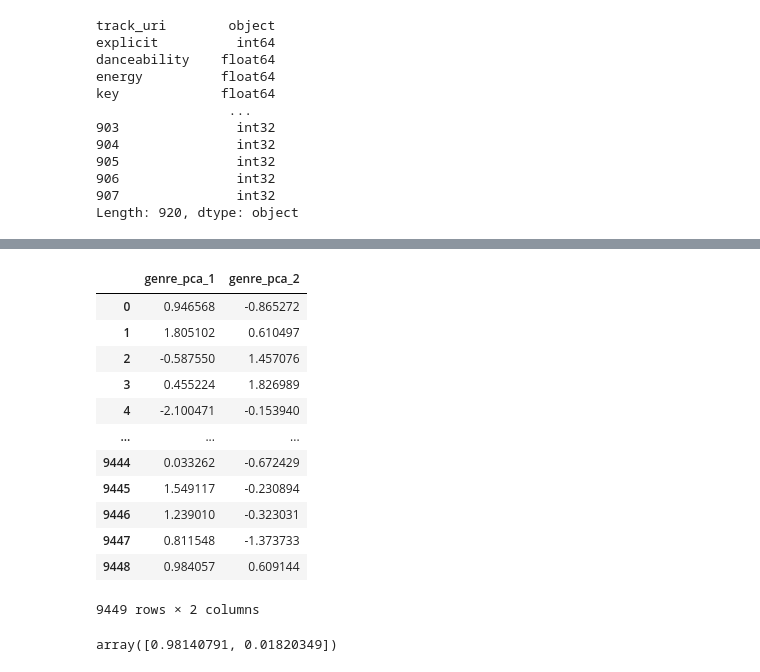
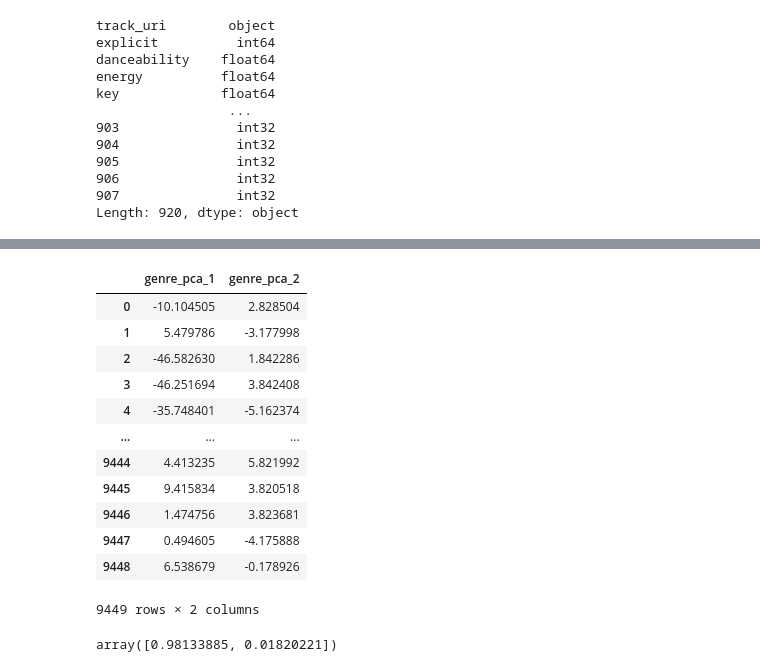
Before and after one commit to dennybett/Song-Recommendation-System, a Jupyter notebook: main.ipynb, the cells around one changed output, grey strips where cells are left out. Cells and saved outputs as stored; diff of their text form; code cells hidden in the pictures.

```diff
--- a/main.ipynb
+++ b/main.ipynb
@@ -287,41 +299,39 @@ df_data.head()
 # %%
 # Running pca without genres column
 # # Scale data with Standard Scaler
 scaler = StandardScaler()
 
-df_test = df_data.drop(columns=['track_uri', 'explicit', 'artist_genres'])
+df_test = df_data.drop(columns=['track_uri', 'artist_genres'])
 
 #scaled_data = scaler.fit_transform(df_test)
 
 # call PCA
 pca = PCA(n_components=2)
 
 # fit and apply
 genres_pca = pca.fit_transform(df_test)
 
 # Create DataFrame with PCA results
-# genres_pca_df = pd.DataFrame(
-#     genres_pca,
-#     columns=['genre_pca_1',
-#              'genre_pca_2'
-#              ])
-
-genres_pca_df
+genres_pca_df = pd.DataFrame(
+    genres_pca,
+    columns=['genre_pca_1',
+             'genre_pca_2'
+             ])
 # %% [output]
 |  | genre_pca_1 | genre_pca_2 |
-| 0 | 0.946568 | -0.865272 |
-| 1 | 1.805102 | 0.610497 |
-| 2 | -0.587550 | 1.457076 |
-| 3 | 0.455224 | 1.826989 |
-| 4 | -2.100471 | -0.153940 |
+| 0 | -10.104505 | 2.828504 |
+| 1 | 5.479786 | -3.177998 |
+| 2 | -46.582630 | 1.842286 |
+| 3 | -46.251694 | 3.842408 |
+| 4 | -35.748401 | -5.162374 |
 | ... | ... | ... |
-| 9444 | 0.033262 | -0.672429 |
-| 9445 | 1.549117 | -0.230894 |
-| 9446 | 1.239010 | -0.323031 |
-| 9447 | 0.811548 | -1.373733 |
-| 9448 | 0.984057 | 0.609144 |
+| 9444 | 4.413235 | 5.821992 |
+| 9445 | 9.415834 | 3.820518 |
+| 9446 | 1.474756 | 3.823681 |
+| 9447 | 0.494605 | -4.175888 |
+| 9448 | 6.538679 | -0.178926 |
 9449 rows × 2 columns
 # %%
 pca.explained_variance_ratio_
 # %% [output]
-array([0.98140791, 0.01820349])
+array([0.98133885, 0.01820221])
```
Also changed, not shown: parts of 13 cells of this notebook.
